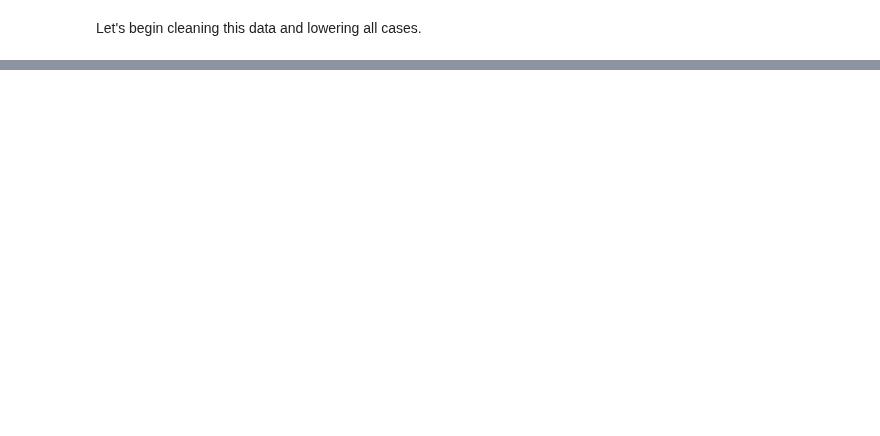
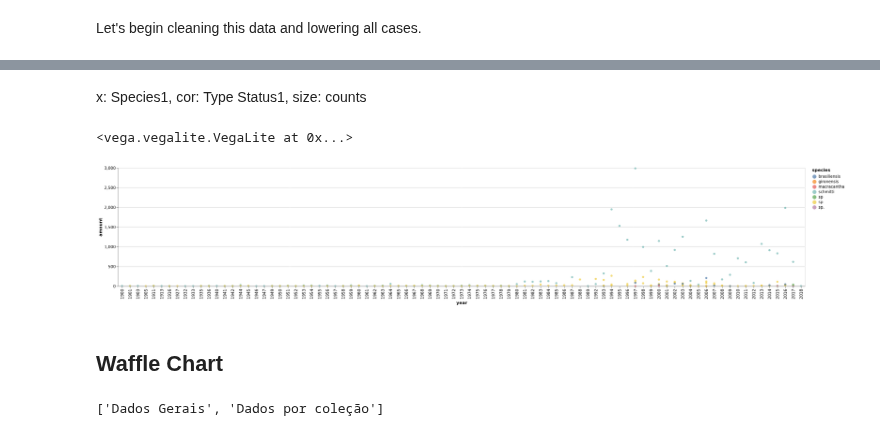
Before and after one commit to aslamedeiros/Vis_Zoo---Fase-1, a Jupyter notebook: DB_exploration.ipynb, the cells around one changed output, grey strips where cells are left out. Cells and saved outputs as stored; diff of their text form; code cells hidden in the pictures; blank space fills up the shorter version.

```diff
--- a/DB_exploration.ipynb
+++ b/DB_exploration.ipynb
@@ -168,0 +178,21 @@ NewTable_Date.head()
+# %%
+classes = NewTable_Date['class'].unique()
+classes
+
+e = []
+countam = 0
+for classSp in classes:
+    p = NewTable.loc[NewTable.loc[:,'class']==classSp,:]
+#     p.year.value_counts()
+#     print(p['class'])
+    numbers = p.year.value_counts(sort=False)
+#     print(p.year.value_counts(sort=False))
+    for oneyear in p.year.unique():
+        countam = countam + numbers.loc[oneyear]
+
+        # problema: pega só a primeira informação de cada ano
+        e.append({'class':p['class'].unique()[0],'kingdom':p.kingdom.unique()[0],
+                  'year':oneyear,'amount':numbers.loc[oneyear],
+                 'species':p.species.unique()[0], 'type_status':p.type_status.unique()[0]})
+NewTable_Years = pd.DataFrame(e)
+NewTable_Years
@@ -168,0 +382,18 @@ NewTable_Date.head()
+# %% [markdown]
+x: Species1, cor: Type Status1, size: counts
+# %%
+alt.Chart(NewTable_Years).mark_circle().encode(
+    x= alt.X('year', type='ordinal'),
+    y= alt.Y('amount', type='quantitative'),
+    color=alt.Color('species')
+)
+# %% [output]
+<vega.vegalite.VegaLite at 0x...>
+[figure, added]
+# %% [markdown]
+## Waffle Chart
+# %%
+ex = pd.ExcelFile('Dados gerais de coleção MN_29_09_19 enviado KELLNER_Asla.xlsx')
+print(ex.sheet_names)
+# %% [output]
+['Dados Gerais', 'Dados por coleção']
```
Also changed, not shown: parts of 57 cells of this notebook, 3 other files.
